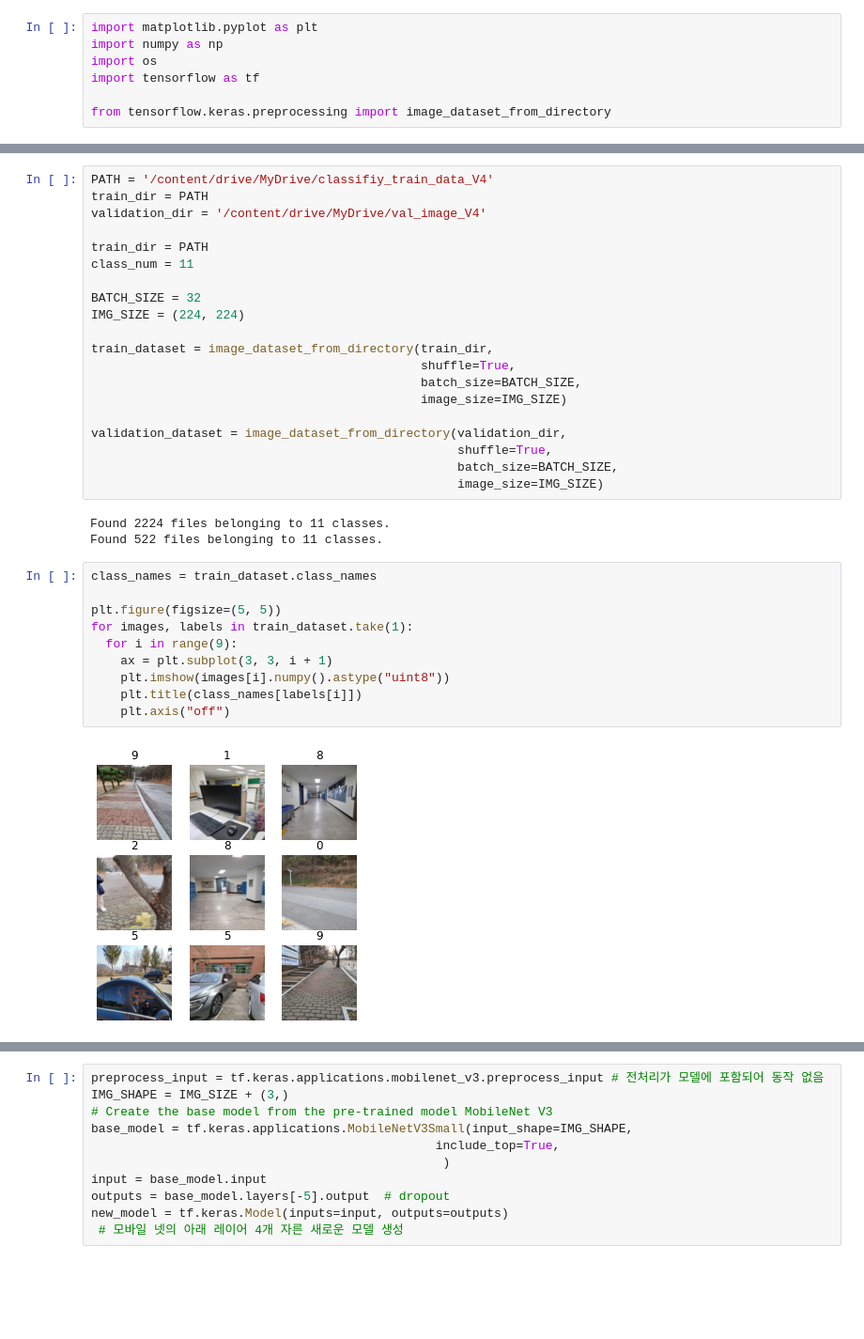
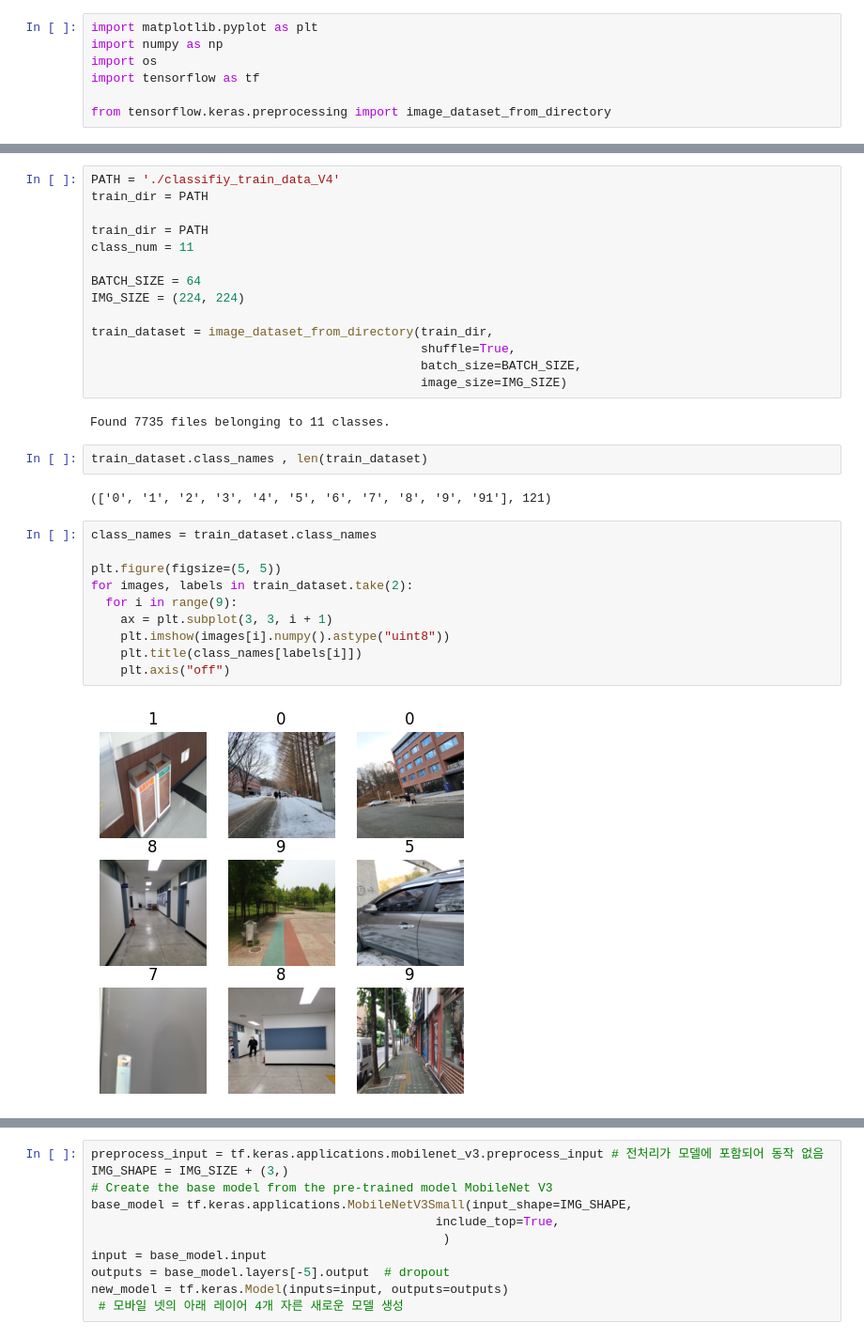
Before and after one commit to cgejej/Bigdata2G, a Jupyter notebook: keras_mod.ipynb, the cells around one changed output, grey strips where cells are left out. Shown at 94% size. Drawn from its saved outputs; the diff is of its cells as text; blank space fills up the shorter version.

```diff
--- a/keras_mod.ipynb
+++ b/keras_mod.ipynb
@@ -29,35 +8,32 @@ device_lib.list_local_devices()
 # %%
-PATH = '/content/drive/MyDrive/classifiy_train_data_V4'
+PATH = './classifiy_train_data_V4'
 train_dir = PATH
-validation_dir = '/content/drive/MyDrive/val_image_V4'
 
 train_dir = PATH
 class_num = 11
 
-BATCH_SIZE = 32
+BATCH_SIZE = 64
 IMG_SIZE = (224, 224)
 
 train_dataset = image_dataset_from_directory(train_dir,
                                              shuffle=True,
                                              batch_size=BATCH_SIZE,
                                              image_size=IMG_SIZE)
-
-validation_dataset = image_dataset_from_directory(validation_dir,
-                                                  shuffle=True,
-                                                  batch_size=BATCH_SIZE,
-                                                  image_size=IMG_SIZE)
 # %% [output]
-Found 2224 files belonging to 11 classes.
-Found 522 files belonging to 11 classes.
+Found 7735 files belonging to 11 classes.
+# %%
+train_dataset.class_names , len(train_dataset)
+# %% [output]
+(['0', '1', '2', '3', '4', '5', '6', '7', '8', '9', '91'], 121)
 # %%
 class_names = train_dataset.class_names
 
 plt.figure(figsize=(5, 5))
-for images, labels in train_dataset.take(1):
+for images, labels in train_dataset.take(2):
   for i in range(9):
     ax = plt.subplot(3, 3, i + 1)
     plt.imshow(images[i].numpy().astype("uint8"))
     plt.title(class_names[labels[i]])
     plt.axis("off")
 # %% [output]
-[figure, old version]
+[figure, new version]
```
Also changed, not shown: parts of 23 cells of this notebook.
